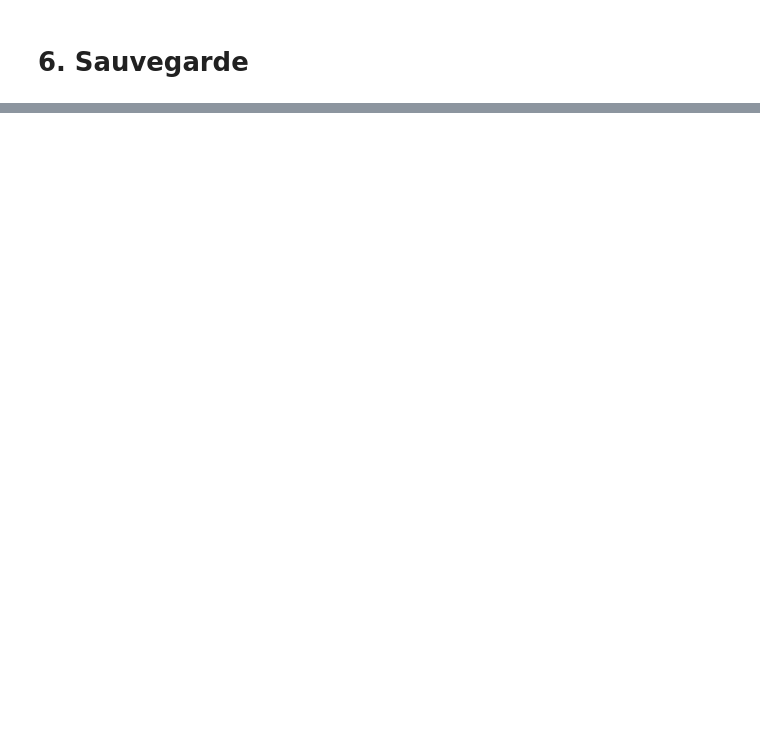
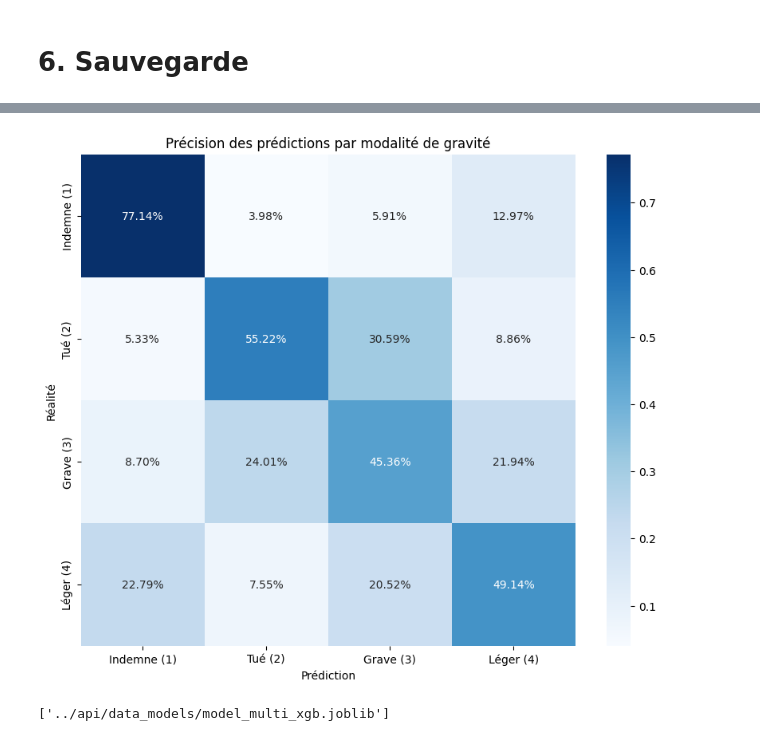
Before and after one commit to Adjaaaaaaaa/accidents_route_pr-diction, a Jupyter notebook: notebooks/modelling.ipynb, the cells around one changed output, grey strips where cells are left out. Cells and saved outputs as stored; diff of their text form; code cells hidden in the pictures; blank space fills up the shorter version.

```diff
--- a/notebooks/modelling.ipynb
+++ b/notebooks/modelling.ipynb
@@ -363,59 +353,75 @@ Bénin (Indemne/Léger)       0.93      0.83      0.88     83224
 # %% [markdown]
 # 6. Sauvegarde
 # %%
-# Définition des Features (X) et de la Cible (y)
+
+# 1. Chargement du dataset final (0 NaN, Capping effectué)
+df = pd.read_csv("../data/processed/dataset_final.csv")
+
+# 2. Préparation de la cible (Multi-classe)
 X = df.drop(columns=['grav'])
 y = df['grav']
-# On ajuste les classes pour XGBoost (0 à 3)
+
+# XGBoost nécessite des classes commençant à 0 (1-4 devient 0-3)
 y_xgb = y - 1
 
-#  Split Train/Test
+# 3. Split Train/Test avec stratification sur les 4 modalités
 X_train, X_test, y_train, y_test = train_test_split(
     X, y_xgb, test_size=0.2, random_state=42, stratify=y_xgb
 )
 
-# Calcul des poids pour le déséquilibre
-weights = compute_sample_weight(class_weight='balanced', y=y_train)
-# Identification des colonnes présentes dans X_train
-# On vérifie dynamiquement pour éviter l'erreur KeyError: 'nbv'
+# 4. Identification des variables numériques pour la normalisation
+# On se base sur les colonnes réellement présentes après l'ETL
 all_cols = X_train.columns.tolist()
+num_features = [c for c in ['age', 'vma', 'nbv', 'vitesse_x_collision', 'age_x_securite', 'agglo_x_vitesse'] if c in all_cols]
 
-num_features = [c for c in ['age', 'vma', 'an_nais', 'place', 'jour', 'mois', 'an'] if c in all_cols]
-cat_features = [c for c in [
-    'catu', 'sexe', 'trajet', 'secu1', 'senc', 'catv', 'obsm', 'choc',
-    'manv', 'motor', 'lum', 'agg', 'int', 'atm', 'col', 'catr', 'circ',
-    'prof', 'plan', 'surf', 'situ', 'is_weekend', 'is_work_trip',
-    'meteo_degradee', 'nbv', 'moment_journee'
-] if c in all_cols]
-
-# Configuration du préprocesseur
+# 5. Pipeline de prétraitement
+# L'ETL ayant déjà fait le get_dummies, on applique juste le StandardScaler
+# sur les variables continues. Le reste passe tel quel (passthrough).
 preprocessor = ColumnTransformer(
     transformers=[
-        ('num', StandardScaler(), num_features),
-        ('cat', OneHotEncoder(handle_unknown='ignore'), cat_features)
-    ])
+        ('num', StandardScaler(), num_features)
+    ], remainder='passthrough')
 
-# Configuration du modèle XGBoost
+# 6. Configuration du modèle XGBoost Multi-classe
+# On utilise la pondération (sample_weight) pour ne pas ignorer les 'Tués' (Classe 2)
+weights = compute_sample_weight(class_weight='balanced', y=y_train)
+
 xgb_model = xgb.XGBClassifier(
     n_estimators=200,
     max_depth=8,
     learning_rate=0.1,
     random_state=42,
     objective='multi:softprob',
-    num_class=4
+    num_class=4,
+    device="cpu"
 )
 
-# Création du Pipeline global
+# 7. Création et entraînement du Pipeline
 full_pipeline = Pipeline(steps=[
     ('preprocessor', preprocessor),
     ('classifier', xgb_model)
 ])
 
-# Entraînement du pipeline complet
-# Le pipeline va appliquer le preprocessor puis le classifier
+print("Entraînement du modèle sur les 4 modalités...")
 full_pipeline.fit(X_train, y_train, classifier__sample_weight=weights)
 
-# Sauvegarde pour l'API
-joblib.dump(full_pipeline, '../api/data_models/model_xgb.joblib')
-print("Pipeline sauvegardé avec succès dans 'api/data_models/model_xgb.joblib'")
+# 8. Évaluation détaillée par modalité
+y_pred = full_pipeline.predict(X_test)
+target_names = ['Indemne (1)', 'Tué (2)', 'Grave (3)', 'Léger (4)']
+
+print("\n--- RAPPORT DE CLASSIFICATION MULTI-CLASSE ---")
+print(classification_report(y_test, y_pred, target_names=target_names))
+
+# 9. Matrice de confusion pour visualiser les erreurs entre modalités
+plt.figure(figsize=(10, 8))
+cm = confusion_matrix(y_test, y_pred, normalize='true')
+sns.heatmap(cm, annot=True, fmt='.2%', cmap='Blues',
+            xticklabels=target_names, yticklabels=target_names)
+plt.title('Précision des prédictions par modalité de gravité')
+plt.ylabel('Réalité')
+plt.xlabel('Prédiction')
+plt.show()
+
+# 10. Sauvegarde du modèle complet
+joblib.dump(full_pipeline, '../api/data_models/model_multi_xgb.joblib')
 # %% [output]
@@ -423,3 +441,5 @@ Pipeline sauvegardé avec succès dans 'api/data_models/model_xgb.joblib'
+[figure, added]
+['../api/data_models/model_multi_xgb.joblib']
 # %% [markdown]
 # Conclusion
 
```
Also changed, not shown: parts of 8 cells of this notebook, 10 other files.
